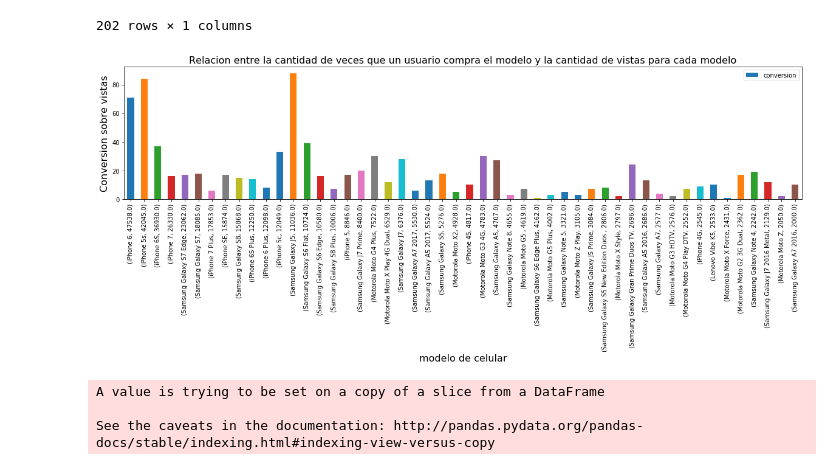
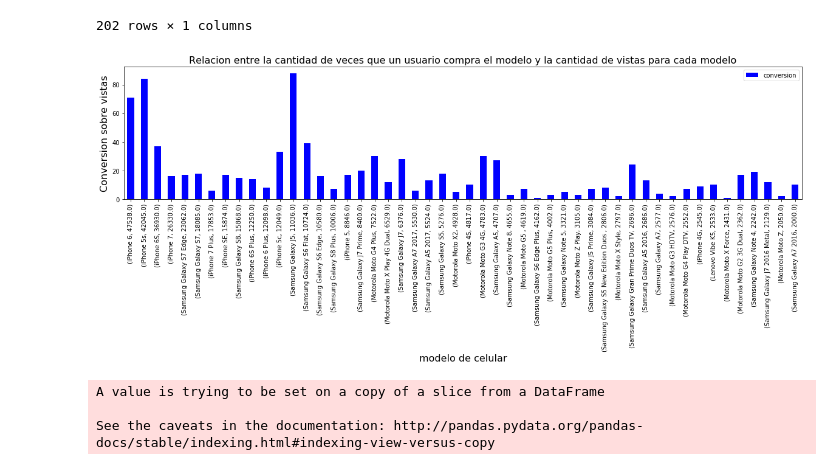
Before and after one commit to IgnacioKomar/OrganizacionDeDatos, a Jupyter notebook: Análisis sobre modelos.ipynb, the cells around one changed output. Cells and saved outputs as stored; diff of their text form; code cells hidden in the pictures.

```diff
--- a/Análisis sobre modelos.ipynb
+++ b/Análisis sobre modelos.ipynb
@@ -280,13 +283,13 @@ modelConvertionToViewsOrderedByViews
 | Motorola RAZR I | NaN | NaN |
 202 rows × 1 columns
 # %%
-vistasQueMasHicieronConversionPlot = modelConvertionToViewsOrderedByViews.head(50).plot(kind = 'bar', y = 'conversion', figsize = (20,4))
+vistasQueMasHicieronConversionPlot = modelConvertionToViewsOrderedByViews.head(50).plot(kind = 'bar', y = 'conversion', figsize = (20,4), color = "blue")
 vistasQueMasHicieronConversionPlot.set_xlabel("modelo de celular", fontsize = 16)
 vistasQueMasHicieronConversionPlot.set_ylabel("Conversion sobre vistas", fontsize = 16)
 vistasQueMasHicieronConversionPlot.set_title("Relacion entre la cantidad de veces que un usuario compra el modelo y la cantidad de vistas para cada modelo",fontsize = 16)
 plt.show()
 # %% [output]
-[figure, old version]
+[figure, new version]
 # %%
 modelConvertionToCheckouts = modelListPivoted[['checkout', 'conversion']]
 modelConvertionToCheckouts.dropna(subset = ['checkout'], inplace = True)
```
Also changed, not shown: parts of 12 cells of this notebook, 2 other files.
